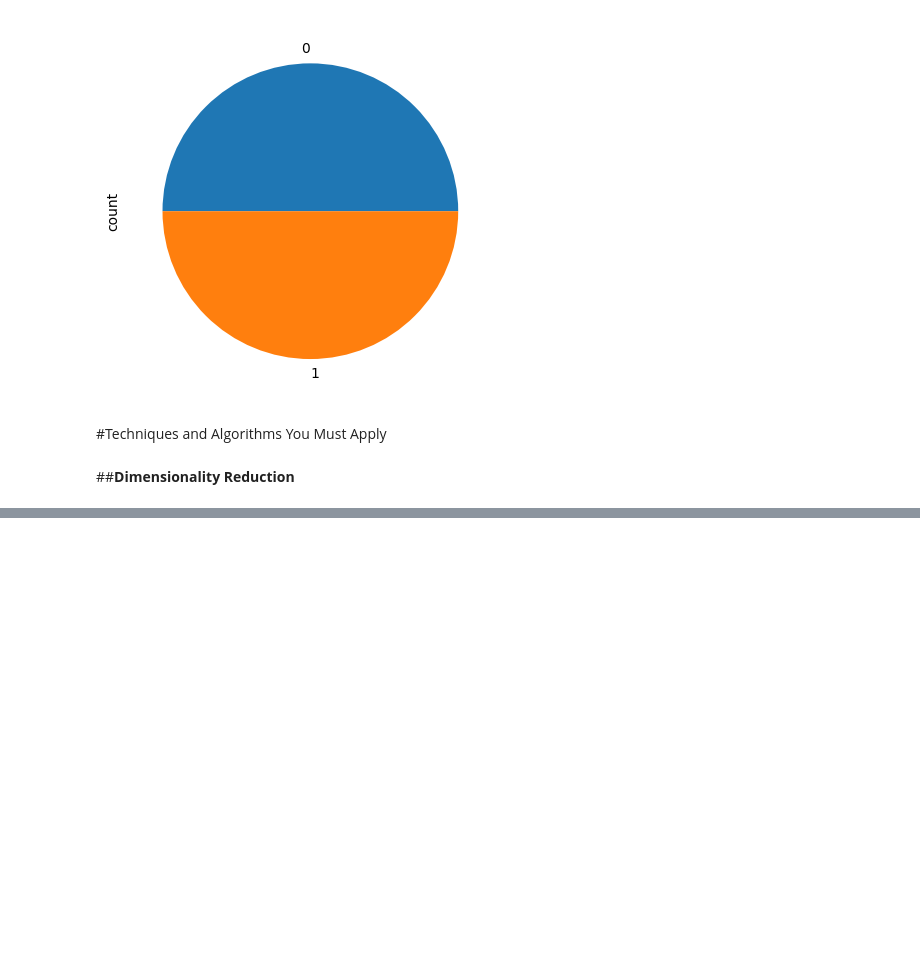
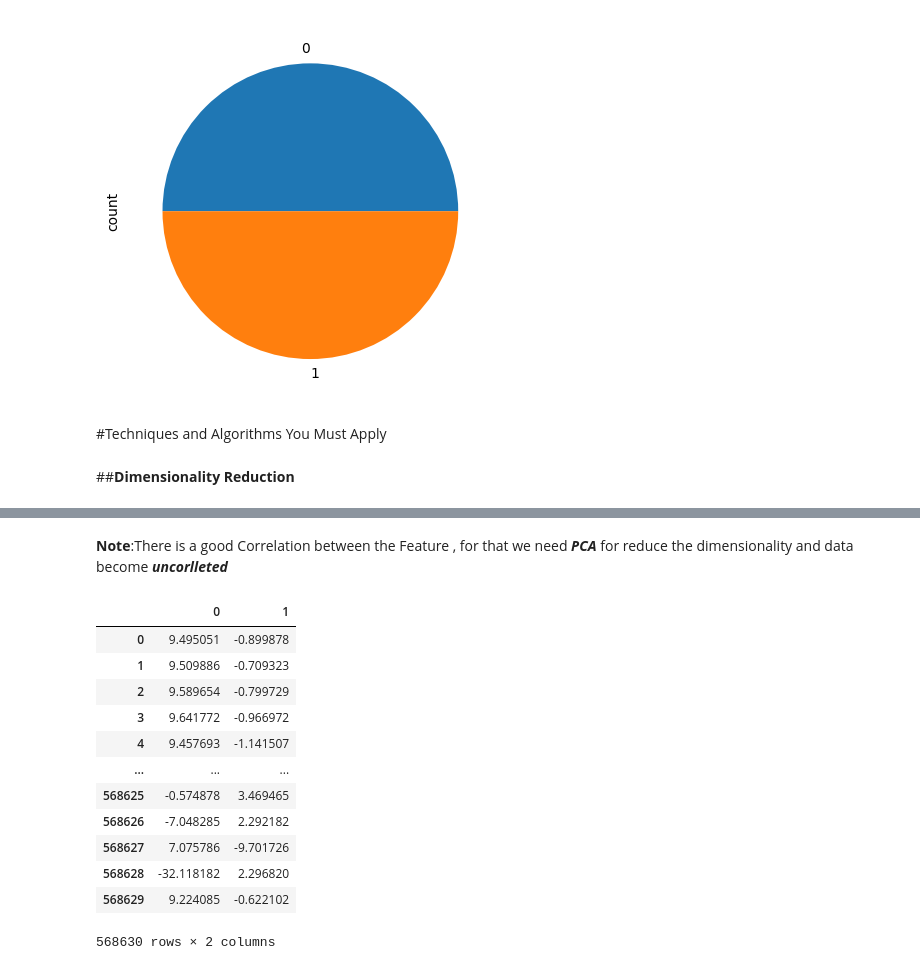
Before and after one commit to Naseem-Ananzeh/Ml2_Final_Project, a Jupyter notebook: creditcard_dataset_.ipynb, the cells around one changed output, grey strips where cells are left out. Drawn from its saved outputs; the diff is of its cells as text; code cells hidden in the pictures; blank space fills up the shorter version.

```diff
--- a/creditcard_dataset_.ipynb
+++ b/creditcard_dataset_.ipynb
@@ -227,0 +235,22 @@ y_resampled.value_counts().plot.pie()
+# %% [markdown]
+**Note**:There is a good Correlation between the Feature , for that we need  ***PCA*** for reduce the dimensionality and data become ***uncorlleted***
+# %%
+from sklearn.decomposition import PCA
+pca = PCA(n_components=2)
+X_reduced = pca.fit_transform(X_resampled)
+xx=pd.DataFrame(X_reduced)
+xx
+# %% [output]
+|  | 0 | 1 |
+| 0 | 9.495051 | -0.899878 |
+| 1 | 9.509886 | -0.709323 |
+| 2 | 9.589654 | -0.799729 |
+| 3 | 9.641772 | -0.966972 |
+| 4 | 9.457693 | -1.141507 |
+| ... | ... | ... |
+| 568625 | -0.574878 | 3.469465 |
+| 568626 | -7.048285 | 2.292182 |
+| 568627 | 7.075786 | -9.701726 |
+| 568628 | -32.118182 | 2.296820 |
+| 568629 | 9.224085 | -0.622102 |
+568630 rows × 2 columns
```
Also changed, not shown: parts of 3 cells of this notebook.
